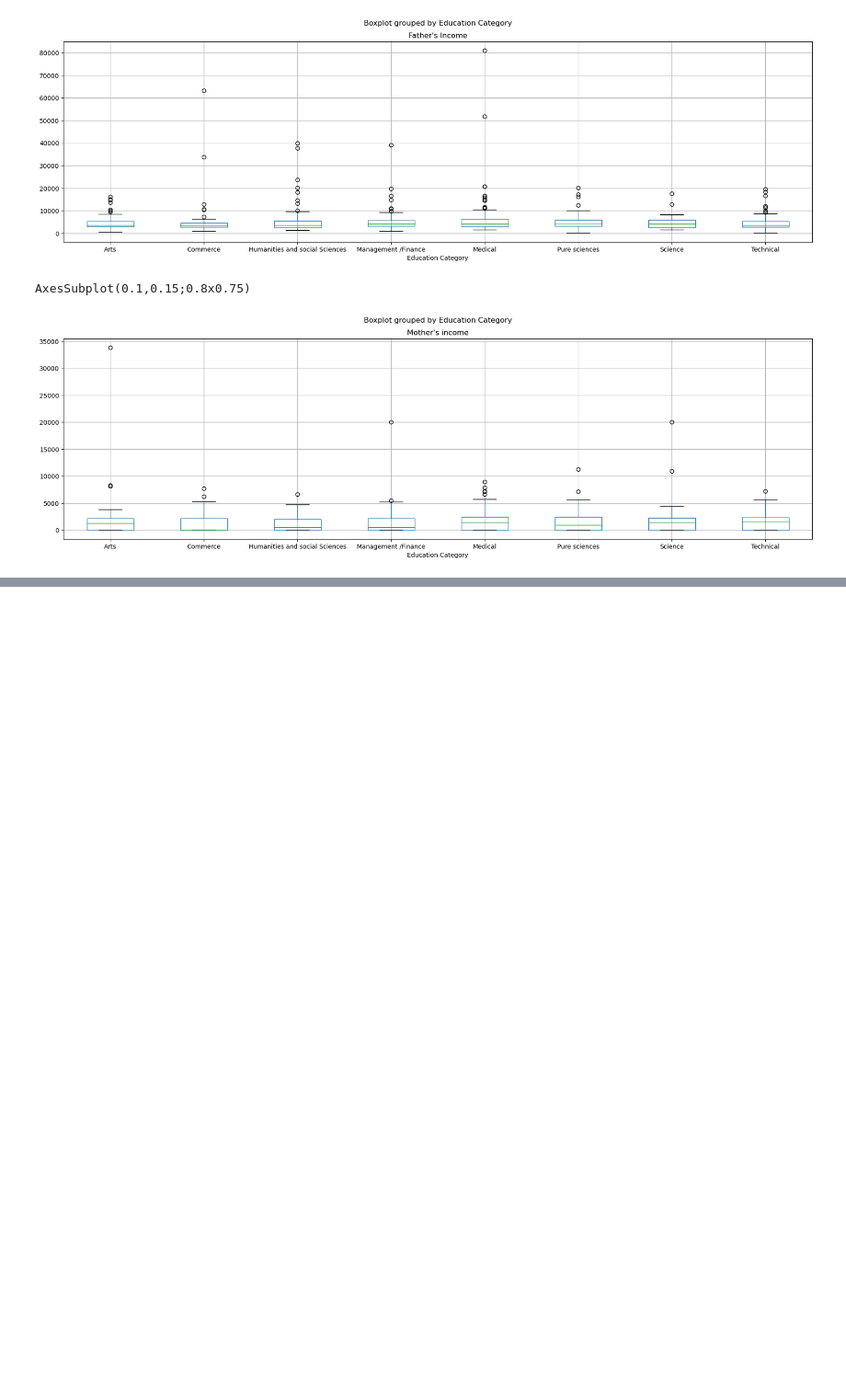
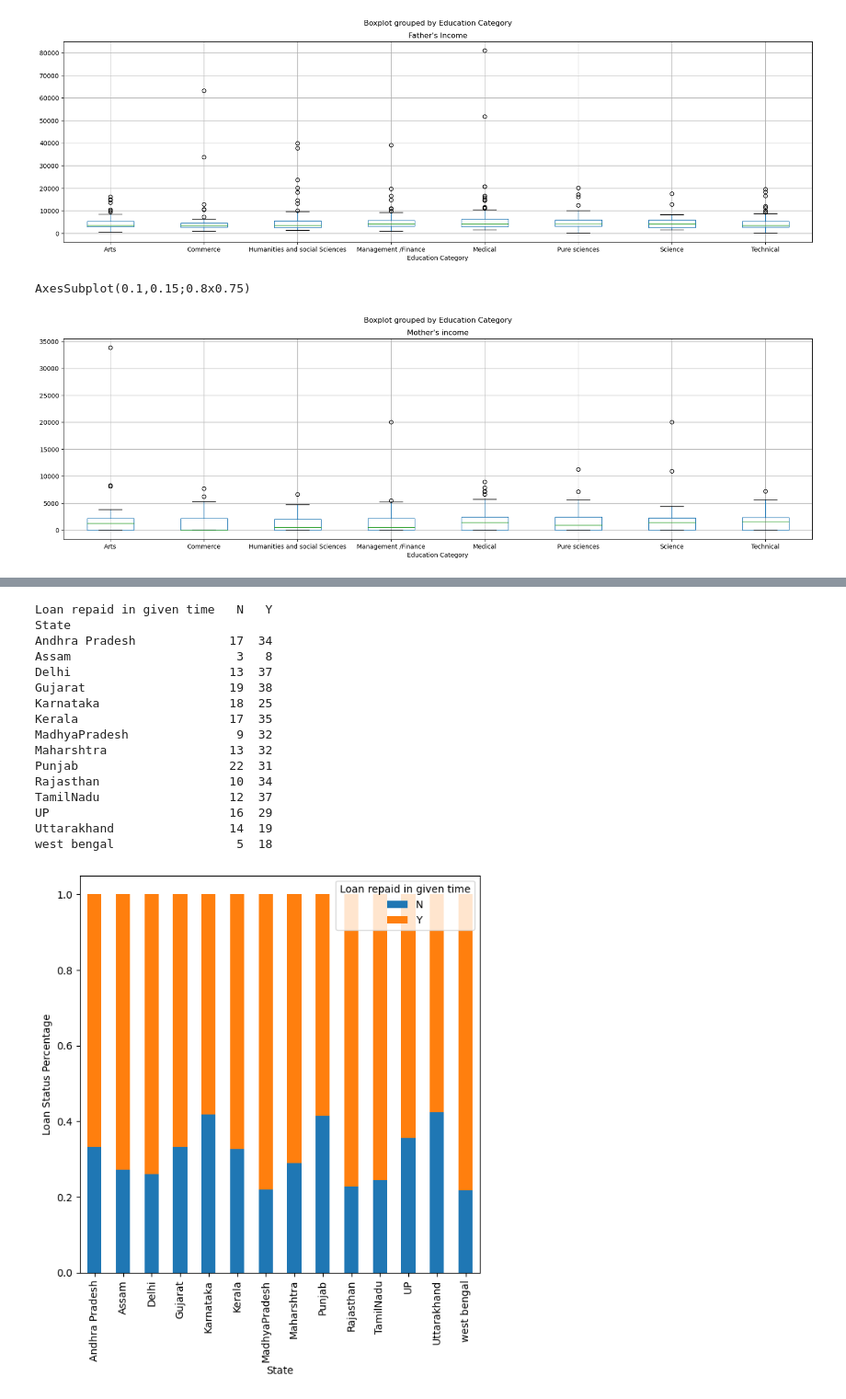
Before and after one commit to pranjal12-web/Education-Loan-Prediction-ML-Model, a Jupyter notebook: Education Loan ML.ipynb, the cells around one changed output, grey strips where cells are left out. Shown at 92% size. Drawn from its saved outputs; the diff is of its cells as text; code cells hidden in the pictures; blank space fills up the shorter version.

```diff
--- a/Education Loan ML.ipynb
+++ b/Education Loan ML.ipynb
@@ -221,0 +276,25 @@ AxesSubplot(0.1,0.15;0.8x0.75)
+# %%
+print(pd.crosstab(train["State"],train["Loan repaid in given time"]))
+Gender = pd.crosstab(train["State"],train["Loan repaid in given time"])
+Gender.div(Gender.sum(1).astype(float),axis=0).plot(kind="bar",stacked=True,figsize=(7,7))
+plt.xlabel("State")
+plt.ylabel("Loan Status Percentage")
+plt.show()
+# %% [output]
+Loan repaid in given time   N   Y
+State
+Andhra Pradesh             17  34
+Assam                       3   8
+Delhi                      13  37
+Gujarat                    19  38
+Karnataka                  18  25
+Kerala                     17  35
+MadhyaPradesh               9  32
+Maharshtra                 13  32
+Punjab                     22  31
+Rajasthan                  10  34
+TamilNadu                  12  37
+UP                         16  29
+Uttarakhand                14  19
+west bengal                 5  18
+[figure, added]
```
Also changed, not shown: parts of 40 cells of this notebook.
